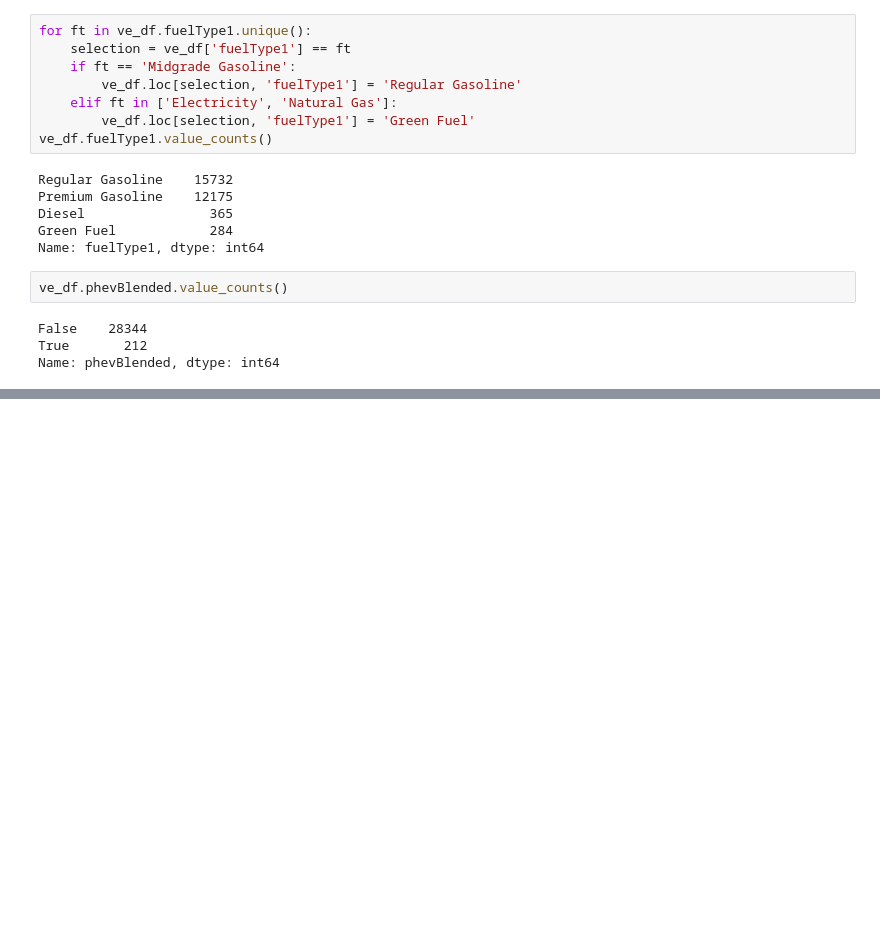
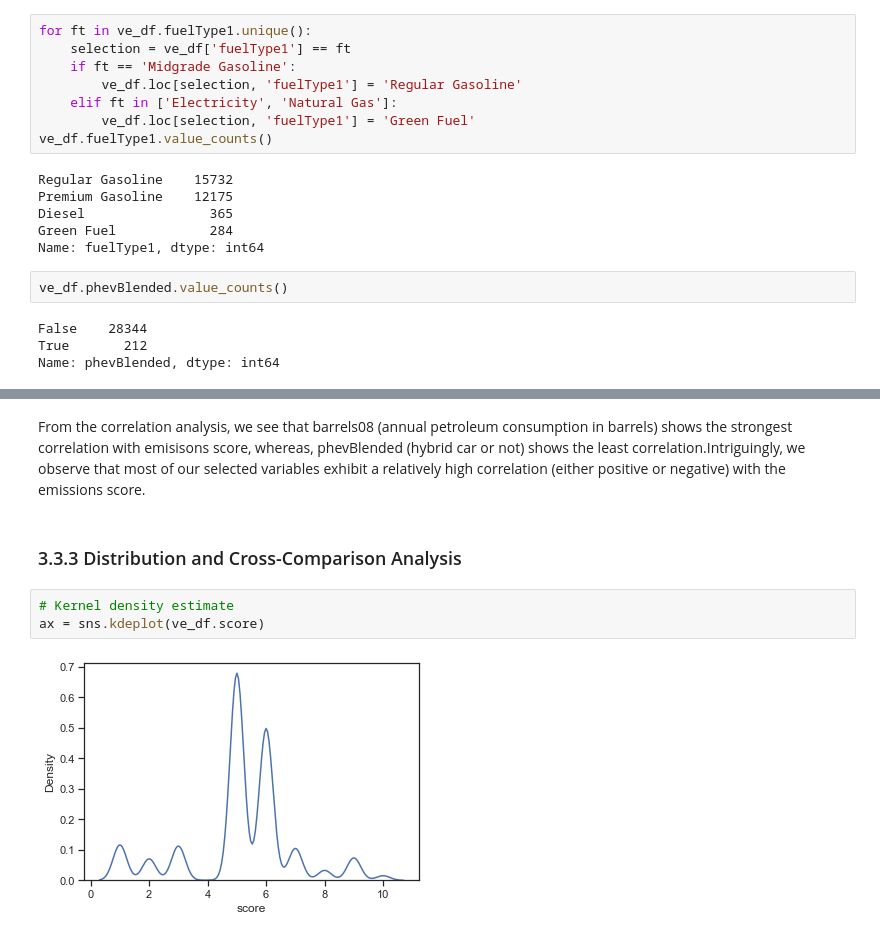
Before and after one commit to montimaj/ist5520-fs21-g4-mlproj, a Jupyter notebook: Project_Data_Analysis_IST5520_FS21_g4.ipynb, the cells around one changed output, grey strips where cells are left out. Cells and saved outputs as stored; diff of their text form; blank space fills up the shorter version.

```diff
--- a/Project_Data_Analysis_IST5520_FS21_g4.ipynb
+++ b/Project_Data_Analysis_IST5520_FS21_g4.ipynb
@@ -424,0 +492,9 @@ ve_df.head()
+# %% [markdown]
+From the correlation analysis, we see that barrels08 (annual petroleum consumption in barrels) shows the strongest correlation with emisisons score, whereas, phevBlended (hybrid car or not) shows the least correlation.Intriguingly, we observe that most of our selected variables exhibit a relatively high correlation (either positive or negative) with the emissions score.
+# %% [markdown]
+### 3.3.3 Distribution and Cross-Comparison Analysis
+# %%
+# Kernel density estimate
+ax = sns.kdeplot(ve_df.score)
+# %% [output]
+[figure, added]
```
Also changed, not shown: parts of 32 cells of this notebook, 2 other files.
